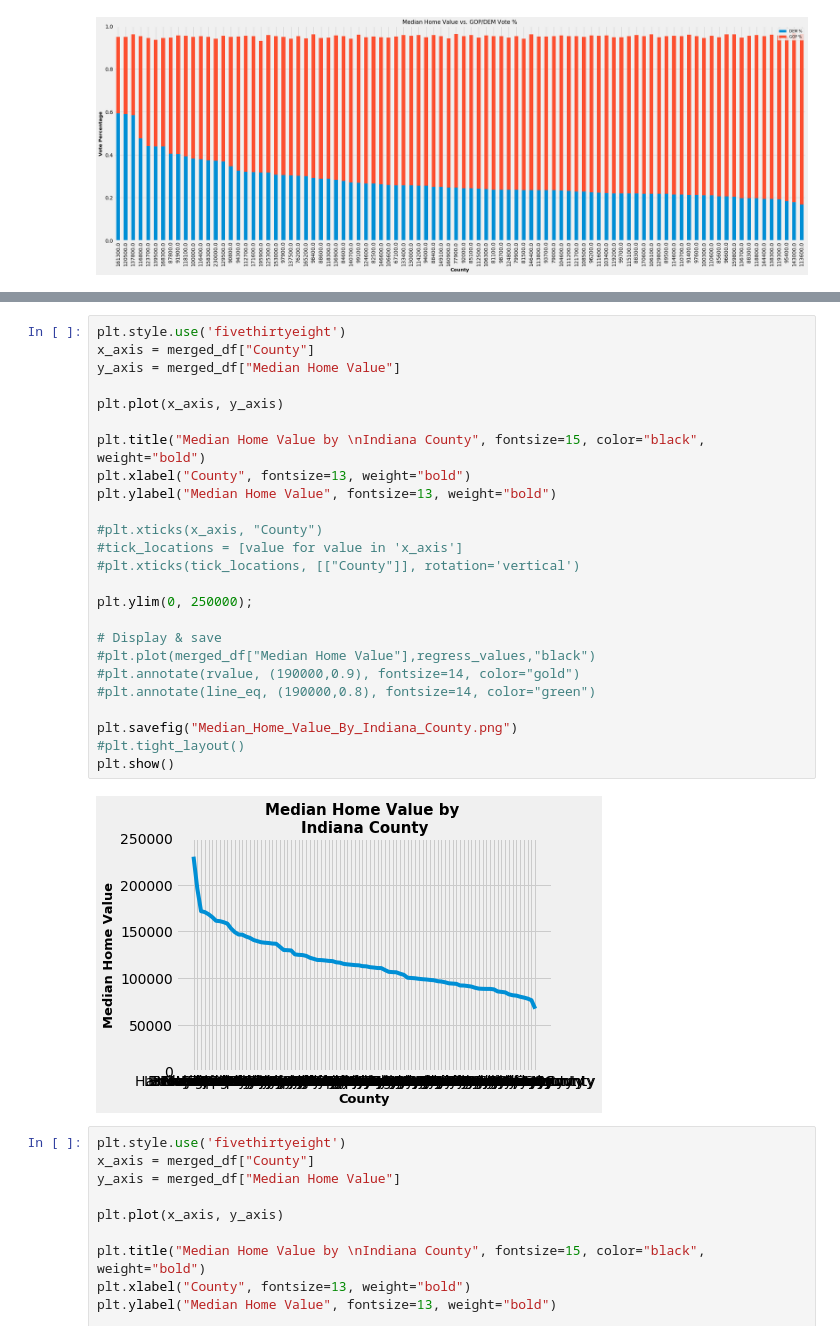
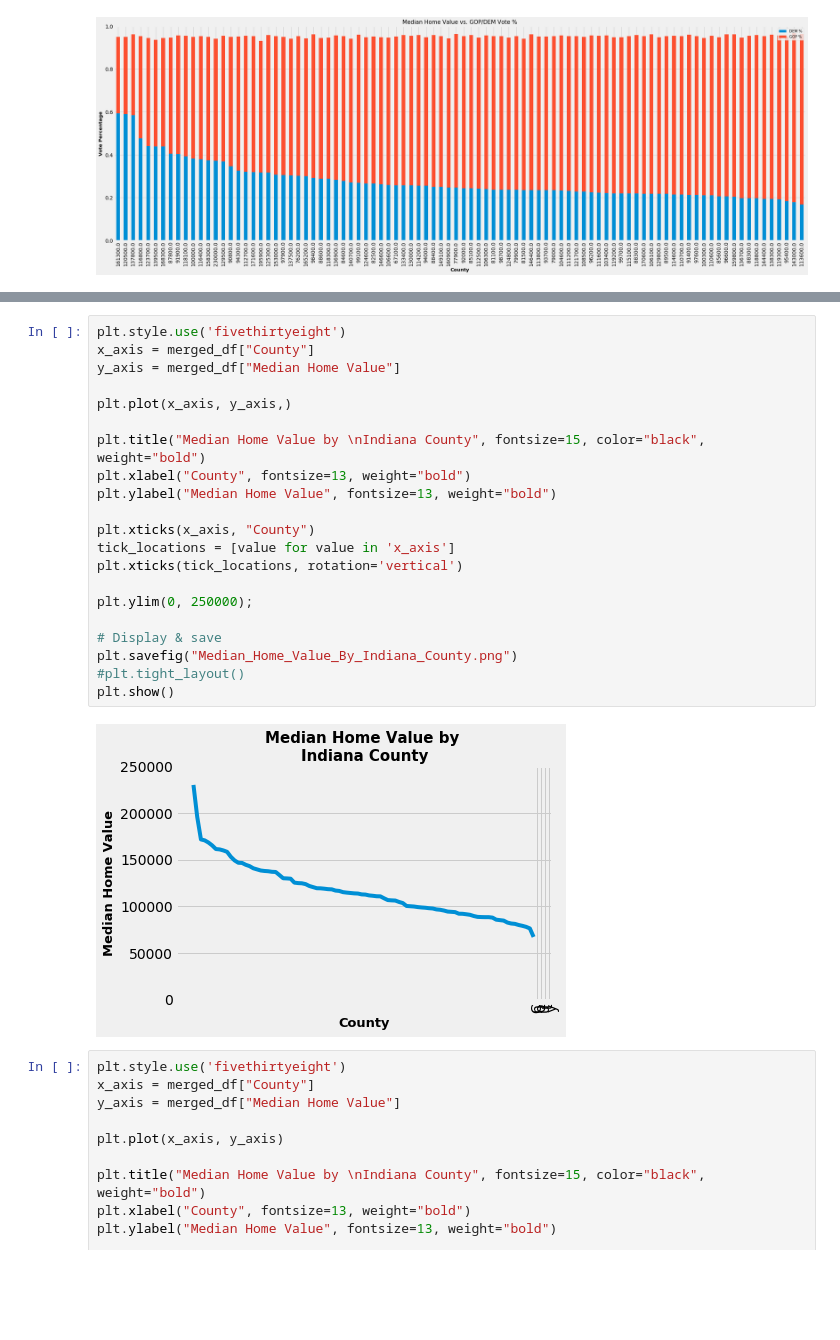
Before and after one commit to Davis1776/2016_Election_and_Demographics, a Jupyter notebook: homevalue_plot3.ipynb, the cells around one changed output, grey strips where cells are left out. Saved outputs shown, nothing was run; the diff lists cells and outputs as text; blank space fills up the shorter version.

```diff
--- a/homevalue_plot3.ipynb
+++ b/homevalue_plot3.ipynb
@@ -215,30 +260,26 @@ plt.show()
 # %%
 plt.style.use('fivethirtyeight')
 x_axis = merged_df["County"]
 y_axis = merged_df["Median Home Value"]
 
-plt.plot(x_axis, y_axis)
+plt.plot(x_axis, y_axis,)
 
 plt.title("Median Home Value by \nIndiana County", fontsize=15, color="black", weight="bold")
 plt.xlabel("County", fontsize=13, weight="bold")
 plt.ylabel("Median Home Value", fontsize=13, weight="bold")
 
-#plt.xticks(x_axis, "County")
-#tick_locations = [value for value in 'x_axis']
-#plt.xticks(tick_locations, [["County"]], rotation='vertical')
+plt.xticks(x_axis, "County")
+tick_locations = [value for value in 'x_axis']
+plt.xticks(tick_locations, rotation='vertical')
 
 plt.ylim(0, 250000);
 
 # Display & save
-#plt.plot(merged_df["Median Home Value"],regress_values,"black")
-#plt.annotate(rvalue, (190000,0.9), fontsize=14, color="gold")
-#plt.annotate(line_eq, (190000,0.8), fontsize=14, color="green")
-
 plt.savefig("Median_Home_Value_By_Indiana_County.png")
 #plt.tight_layout()
 plt.show()
 # %% [output]
-[figure, old version]
+[figure, new version]
 # %%
 plt.style.use('fivethirtyeight')
 x_axis = merged_df["County"]
```
Also changed, not shown: parts of 2 cells of this notebook.
